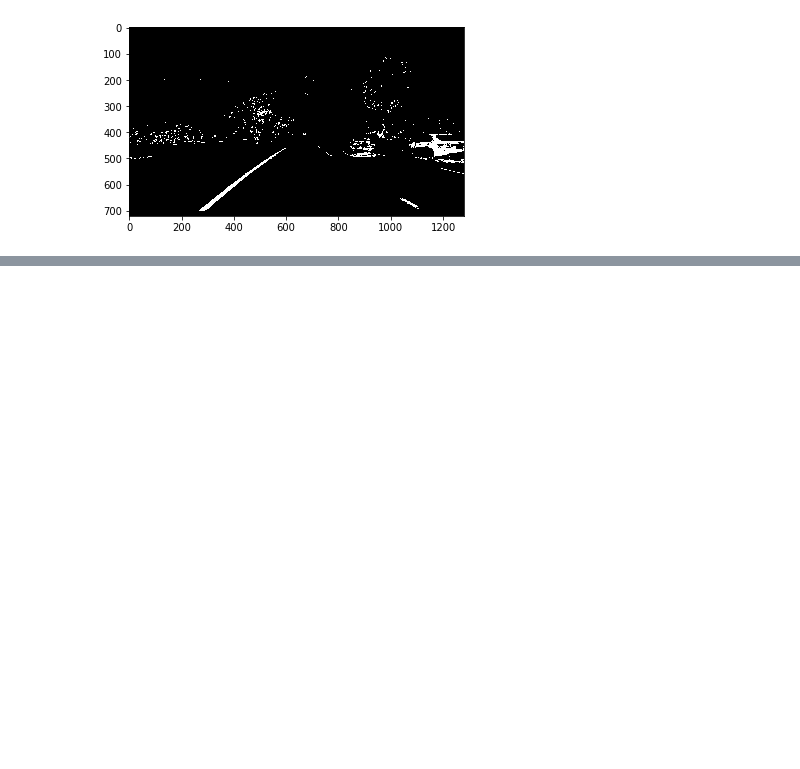
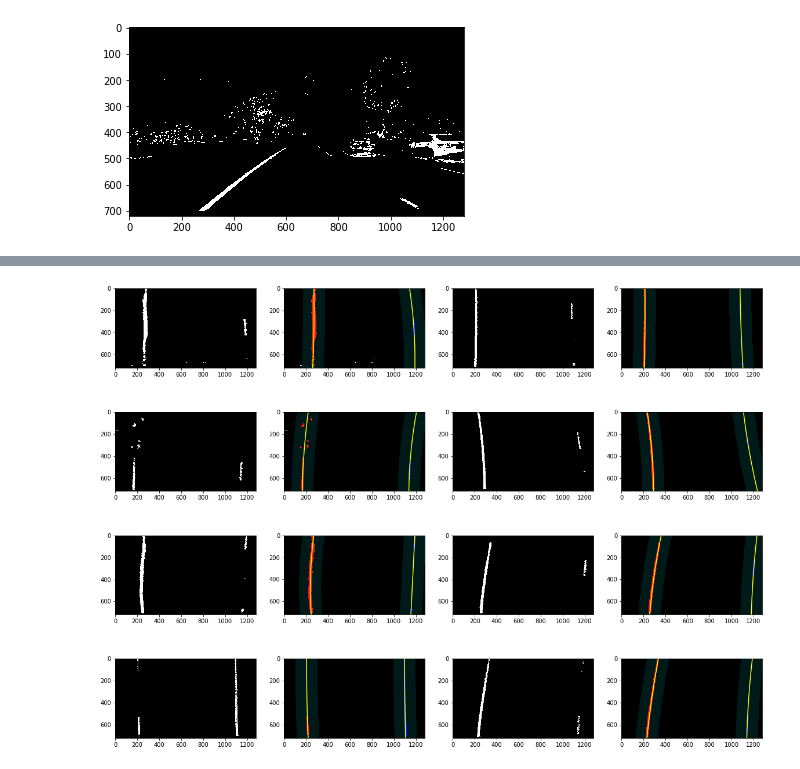
Before and after one commit to hyo009/CarND-Advanced-Lane-Lines-P4, a Jupyter notebook: Untitled.ipynb, the cells around one changed output, grey strips where cells are left out. Saved outputs shown, nothing was run; the diff lists cells and outputs as text; code cells hidden in the pictures; blank space fills up the shorter version.

```diff
--- a/Untitled.ipynb
+++ b/Untitled.ipynb
@@ -161,0 +354,22 @@ plt.imshow(warped1, cmap='gray')
+# %%
+# test findLines() function
+directory = './test_images/*.jpg'
+globDir = glob.glob(directory)
+fig = plt.figure(figsize=(20, 15))
+counter = 1
+for filename in globDir:
+    img = cv2.imread(filename)
+    warped, M = corners_unwarp(img, objpoints, imgpoints)
+    outImg = np.dstack((warped, warped, warped))*255
+
+    fig.add_subplot(4, 4,counter)
+    plt.imshow(warped, cmap = 'gray')
+    counter += 1
+
+    fig.add_subplot(4, 4,counter)
+    output, leftFit, rightFit, leftX, rightX, leftY, rightY = slidingWindows(warped, outImg, nWindows, margin, minpix, display = False)
+    outImg = np.dstack((warped, warped, warped))*255
+    outImg, leftFit, rightFit, leftX, rightX, leftY, rightY = findLines(warped, outImg, leftFit, rightFit, margin, display = True)
+    counter += 1
+# %% [output]
+[figure, added]
```
Also changed, not shown: parts of 6 cells of this notebook.
